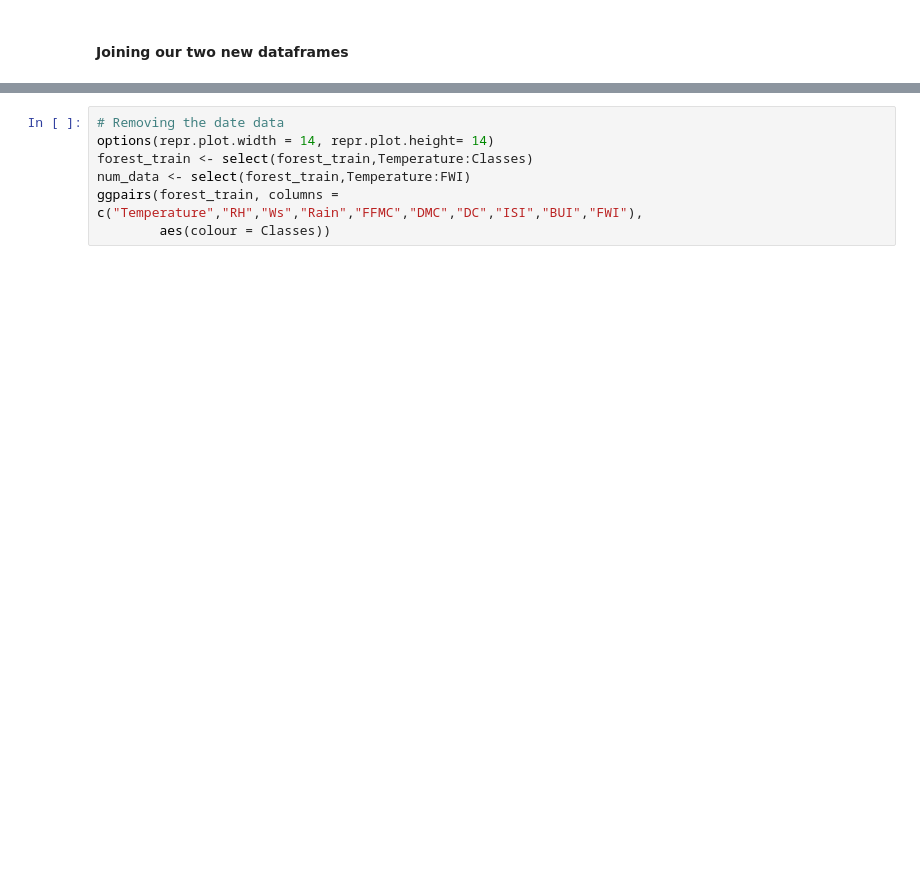
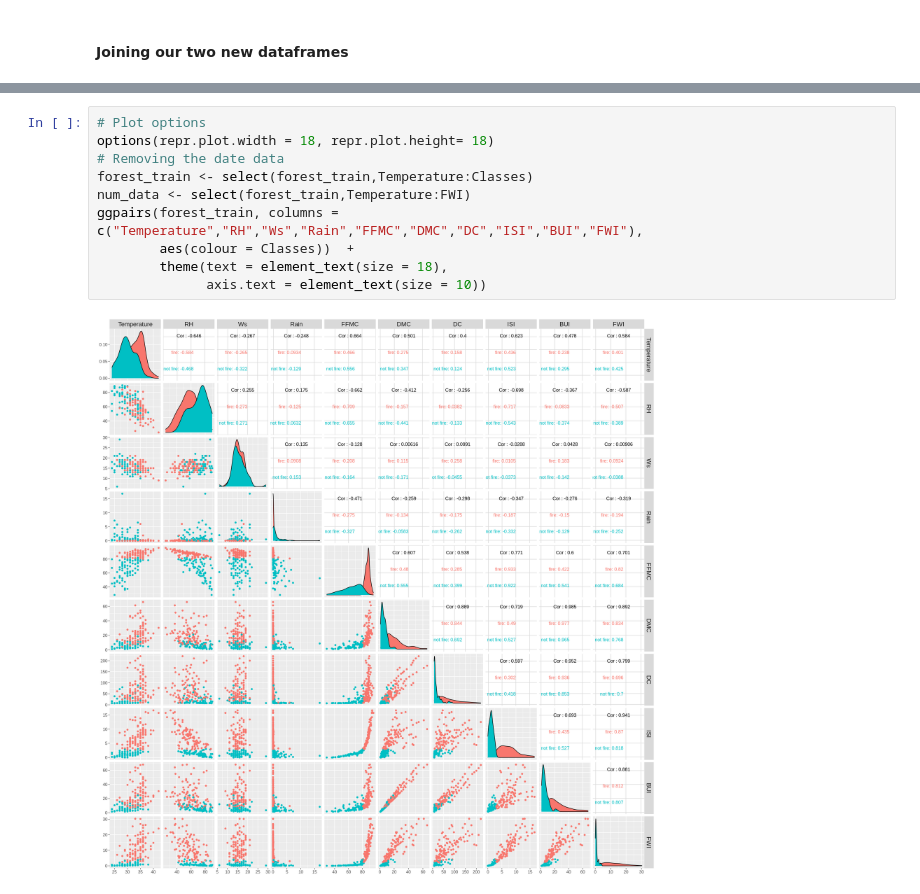
Before and after one commit to rustamch/Forest-fire-classifier, a Jupyter notebook: Main.ipynb, the cells around one changed output, grey strips where cells are left out. Drawn from its saved outputs; the diff is of its cells as text; blank space fills up the shorter version.

Commit message:
Fixed missing values and added a plot.

```diff
--- a/Main.ipynb
+++ b/Main.ipynb
@@ -207,7 +175,12 @@ A tibble: 14 × 10
 # %%
+# Plot options
+options(repr.plot.width = 18, repr.plot.height= 18)
 # Removing the date data
-options(repr.plot.width = 14, repr.plot.height= 14)
 forest_train <- select(forest_train,Temperature:Classes)
 num_data <- select(forest_train,Temperature:FWI)
 ggpairs(forest_train, columns = c("Temperature","RH","Ws","Rain","FFMC","DMC","DC","ISI","BUI","FWI"),
-        aes(colour = Classes))
+        aes(colour = Classes))  +
+        theme(text = element_text(size = 18),
+              axis.text = element_text(size = 10))
+# %% [output]
+[figure, added]
```
Also changed, not shown: parts of 6 cells of this notebook.
